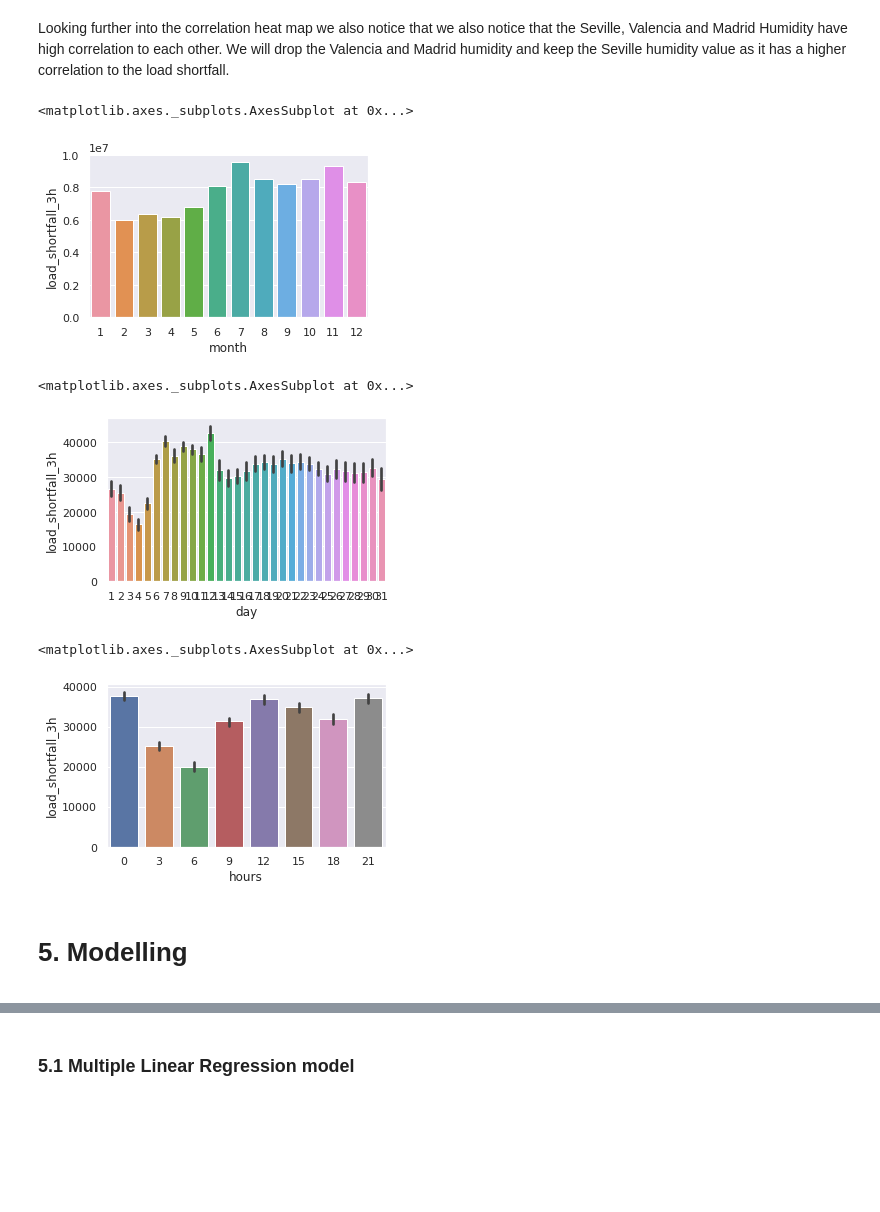
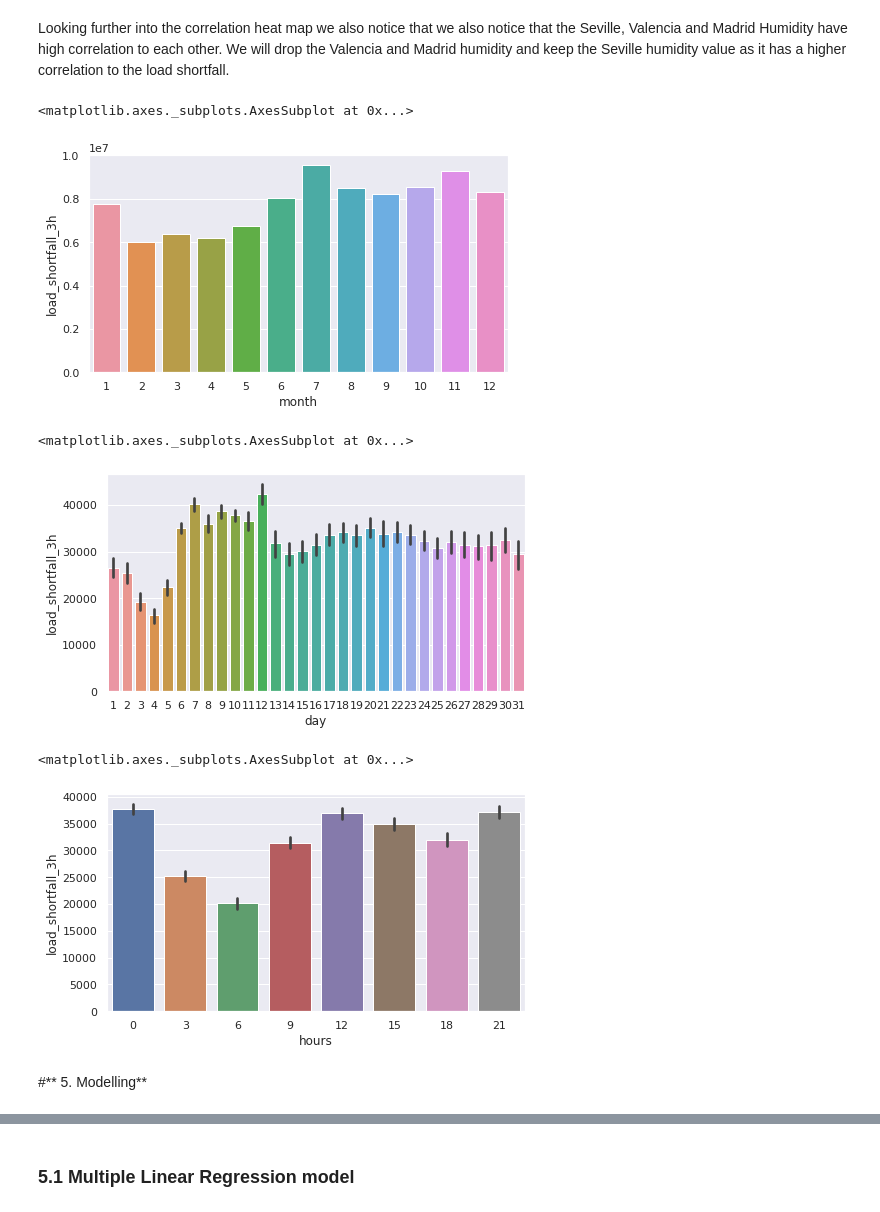
Before and after one commit to Explore-AI/load-shortfall-regression-predict-api, a Jupyter notebook: Group_13_Final_Notebook.ipynb, the cells around one changed output, grey strips where cells are left out. Drawn from its saved outputs; the diff is of its cells as text; code cells hidden in the pictures; blank space fills up the shorter version.

```diff
--- a/Group_13_Final_Notebook.ipynb
+++ b/Group_13_Final_Notebook.ipynb
@@ -380,29 +379,32 @@ shortfall_by_month=df_clean.groupby(['month'])['load_shortfall_3h'].agg('sum')
 # %%
 shortfall_by_month=shortfall_by_month.reset_index()
 # %%
+sns.set(rc = {'figure.figsize':(7.5,4)})
 sns.barplot(shortfall_by_month['month'], shortfall_by_month['load_shortfall_3h'], hue=None)
 # %% [output]
 <matplotlib.axes._subplots.AxesSubplot at 0x...>
-[figure, old version]
+[figure, new version]
 # %%
 shortfall_day=df_clean.groupby(['month','hours','day'])['load_shortfall_3h'].agg('sum')
 # %%
 shortfall_day=shortfall_day.reset_index()
 # %%
+sns.set(rc = {'figure.figsize':(7.5,4)})
 sns.barplot(shortfall_day['day'], shortfall_day['load_shortfall_3h'], hue=None)
 # %% [output]
 <matplotlib.axes._subplots.AxesSubplot at 0x...>
-[figure, old version]
+[figure, new version]
 # %%
 
 shortfall_hour=df_clean.groupby(['month','day','hours'])['load_shortfall_3h'].agg('sum')
 # %%
 shortfall_hour=shortfall_hour.reset_index()
 # %%
+sns.set(rc = {'figure.figsize':(7.5,4)})
 sns.barplot(shortfall_hour['hours'], shortfall_hour['load_shortfall_3h'], hue=None)
 # %% [output]
 <matplotlib.axes._subplots.AxesSubplot at 0x...>
-[figure, old version]
+[figure, new version]
 # %%
 
 # plot relevant feature interactions
@@ -412,7 +414,7 @@ sns.barplot(shortfall_hour['hours'], shortfall_hour['load_shortfall_3h'], hue=No
 # have a look at feature distributions
 # %% [markdown]
 <a id="five"></a>
-# 5. Modelling
+#** 5. Modelling**
 <a class="anchor" id="1.1"></a>
 # %%
 # split data
```
Also changed, not shown: parts of 17 cells of this notebook.
